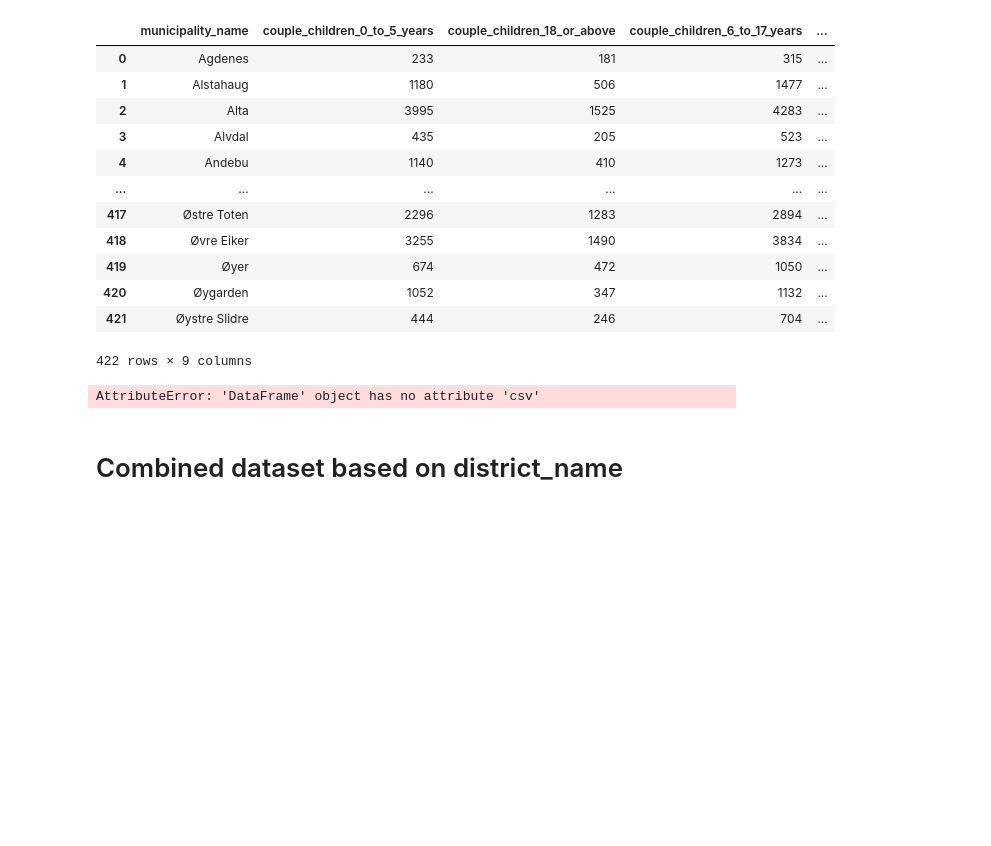
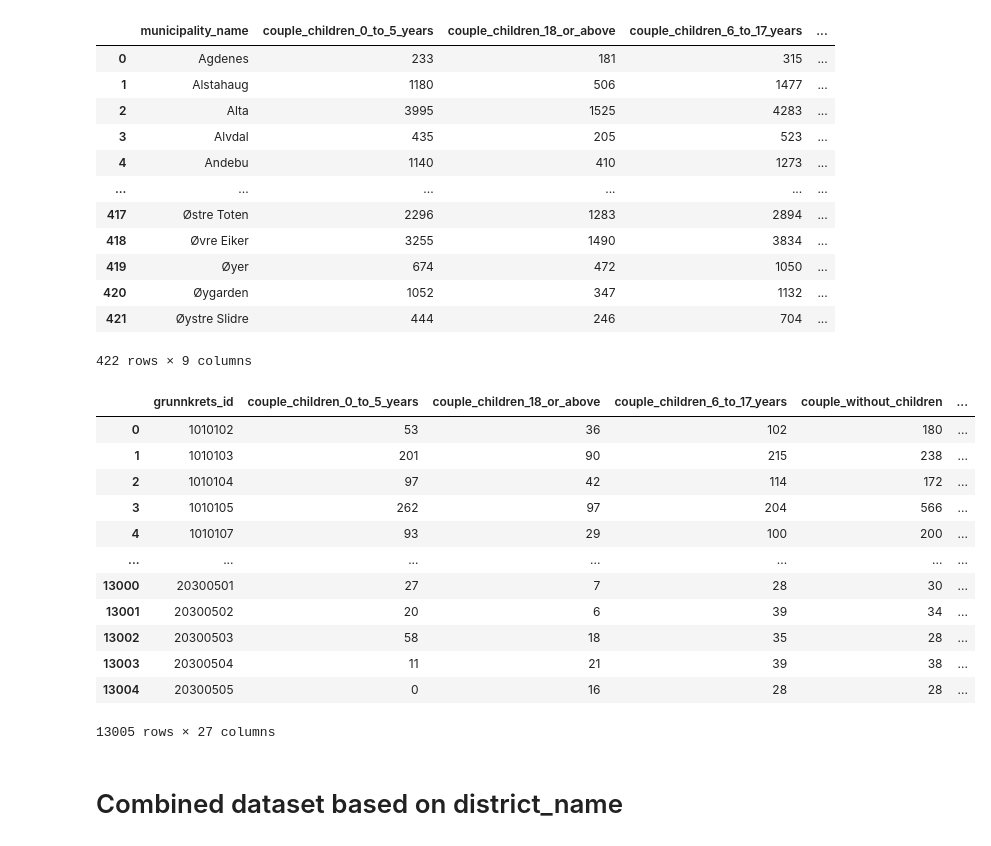
Before and after one commit to SimenQ/machine_learning, a Jupyter notebook: notebooks/shared/feature_engineering.ipynb, the cells around one changed output. Saved outputs shown, nothing was run; the diff lists cells and outputs as text; code cells hidden in the pictures; blank space fills up the shorter version.

```diff
--- a/notebooks/shared/feature_engineering.ipynb
+++ b/notebooks/shared/feature_engineering.ipynb
@@ -526,16 +524,28 @@ house_type_dist_municipality
 # %%
 combined1 = pop_count.merge(pop_density, how = "left", on = "grunnkrets_id")
 combined2 = combined1.merge(pop_per_store_df, how ="left", on = "grunnkrets_id")
 combined3 = combined2.merge(age_dist_df, how ="left", on = "grunnkrets_id")
 combined4 = house_type_dist.merge(combined3,  how = "left", on = "grunnkrets_id")
 combined4.columns
 
 grunnkrets_id_df = combined4.drop(["population_count_y", "population_count_x", "area_km2"], axis = 1)
 grunnkrets_id_df
 
-grunnkrets_id_df.csv("grunnkrets_id_df")
+#grunnkrets_id_df.to_csv("grunnkrets_id_df")
 # %% [output]
+|  | grunnkrets_id | couple_children_0_to_5_years | couple_children_18_or_above | couple_children_6_to_17_years | couple_without_children | ... |
+| 0 | 1010102 | 53 | 36 | 102 | 180 | ... |
+| 1 | 1010103 | 201 | 90 | 215 | 238 | ... |
+| 2 | 1010104 | 97 | 42 | 114 | 172 | ... |
+| 3 | 1010105 | 262 | 97 | 204 | 566 | ... |
+| 4 | 1010107 | 93 | 29 | 100 | 200 | ... |
+| ... | ... | ... | ... | ... | ... | ... |
+| 13000 | 20300501 | 27 | 7 | 28 | 30 | ... |
+| 13001 | 20300502 | 20 | 6 | 39 | 34 | ... |
+| 13002 | 20300503 | 58 | 18 | 35 | 28 | ... |
+| 13003 | 20300504 | 11 | 21 | 39 | 38 | ... |
+| 13004 | 20300505 | 0 | 16 | 28 | 28 | ... |
-AttributeError: 'DataFrame' object has no attribute 'csv'
+13005 rows × 27 columns
 # %% [markdown]
 # Combined dataset based on district_name
 # %%
```
Also changed, not shown: parts of 9 cells of this notebook, 3 other files.
